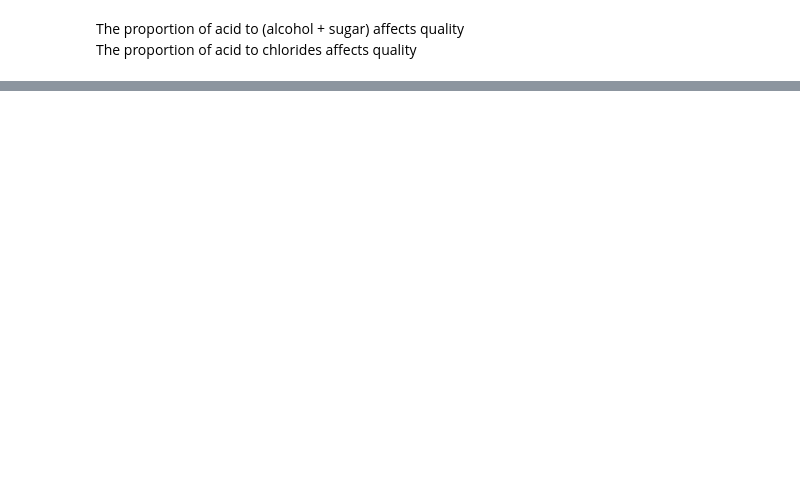
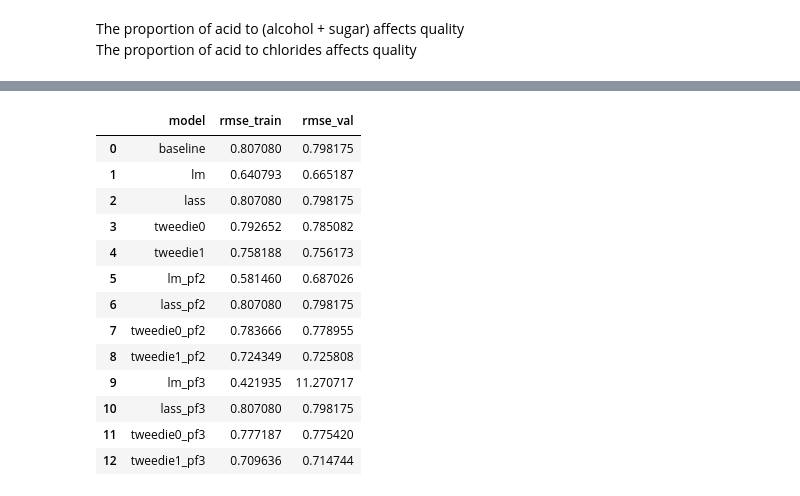
Before and after one commit to richiepmeyer/wine_quality, a Jupyter notebook: scratch_rm.ipynb, the cells around one changed output, grey strips where cells are left out. Cells and saved outputs as stored; diff of their text form; code cells hidden in the pictures; blank space fills up the shorter version.

```diff
--- a/scratch_rm.ipynb
+++ b/scratch_rm.ipynb
@@ -125,0 +264,41 @@ X_train_s
+# %%
+train_red, X_train_red, y_train_red, X_val_red, y_val_red, X_test_red, y_test_red\
+    = explore.split_data(df_red, 'quality')
+
+X_train_red, X_val_red, X_test_red = explore.scale_minmax(X_train_red, X_val_red, X_test_red)
+# %%
+# Create function to drop infinites
+def drop_infinite(X_train,X_val,X_test,y_train,y_val,y_test):
+
+    ind = X_train[X_train.chlorides==0].index
+    X_train = X_train.drop(ind)
+    y_train = y_train.drop(ind)
+
+    ind = X_val[X_val.chlorides==0].index
+    X_val = X_val.drop(ind)
+    y_val = y_val.drop(ind)
+
+    ind = X_test[X_test.chlorides==0].index
+    X_test = X_test.drop(ind)
+    y_test = y_test.drop(ind)
+
+    return X_train,X_val,X_test,y_train,y_val,y_test
+# %%
+X_train_red,X_val_red,X_test_red,y_train_red,y_val_red,y_test_red = drop_infinite(X_train_red,X_val_red,X_test_red,y_train_red,y_val_red,y_test_red)
+# %%
+run_models(X_train_red,X_val_red,X_test_red,y_train_red,y_val_red,'quality')
+# %% [output]
+|  | model | rmse_train | rmse_val |
+| 0 | baseline | 0.807080 | 0.798175 |
+| 1 | lm | 0.640793 | 0.665187 |
+| 2 | lass | 0.807080 | 0.798175 |
+| 3 | tweedie0 | 0.792652 | 0.785082 |
+| 4 | tweedie1 | 0.758188 | 0.756173 |
+| 5 | lm_pf2 | 0.581460 | 0.687026 |
+| 6 | lass_pf2 | 0.807080 | 0.798175 |
+| 7 | tweedie0_pf2 | 0.783666 | 0.778955 |
+| 8 | tweedie1_pf2 | 0.724349 | 0.725808 |
+| 9 | lm_pf3 | 0.421935 | 11.270717 |
+| 10 | lass_pf3 | 0.807080 | 0.798175 |
+| 11 | tweedie0_pf3 | 0.777187 | 0.775420 |
+| 12 | tweedie1_pf3 | 0.709636 | 0.714744 |
```
Also changed, not shown: parts of 30 cells of this notebook, 2 other files.
